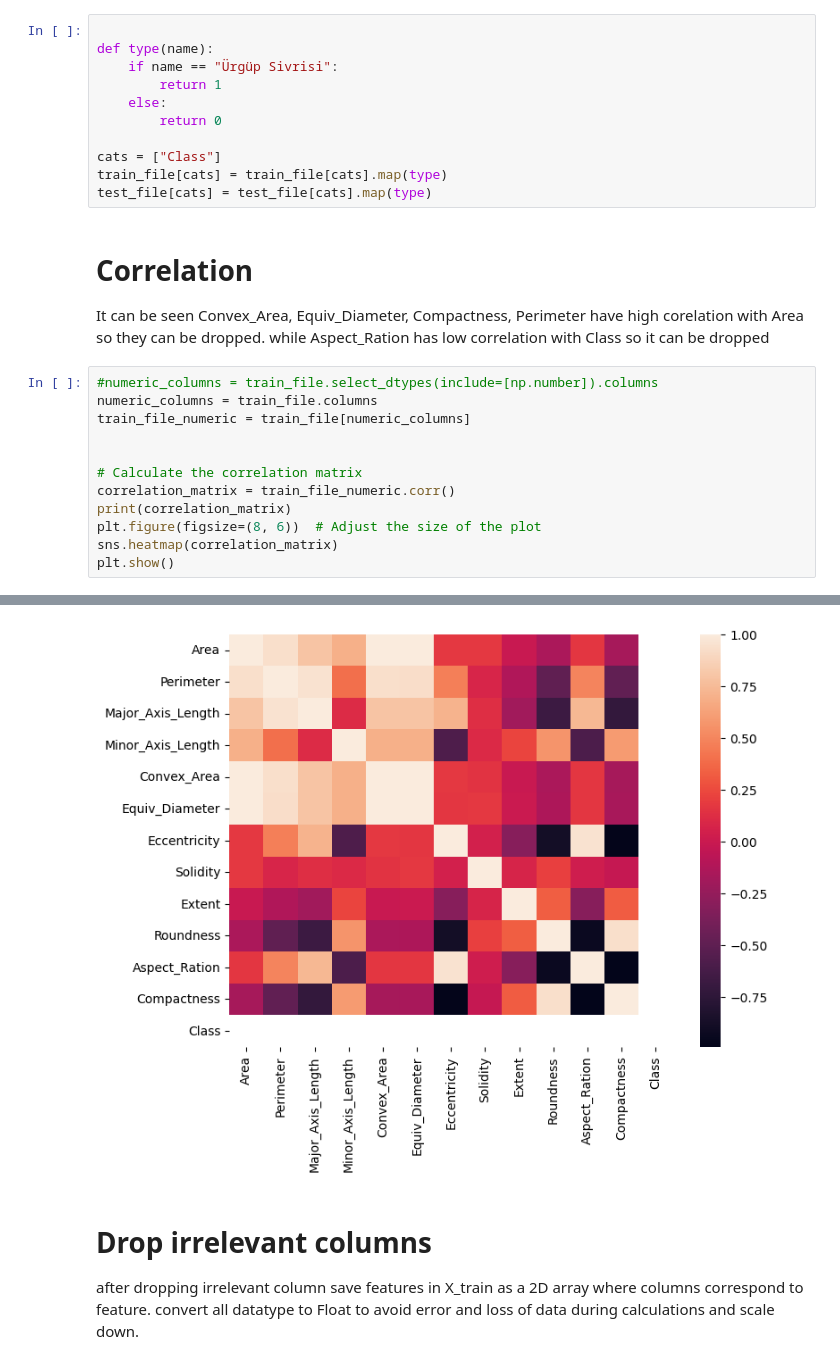
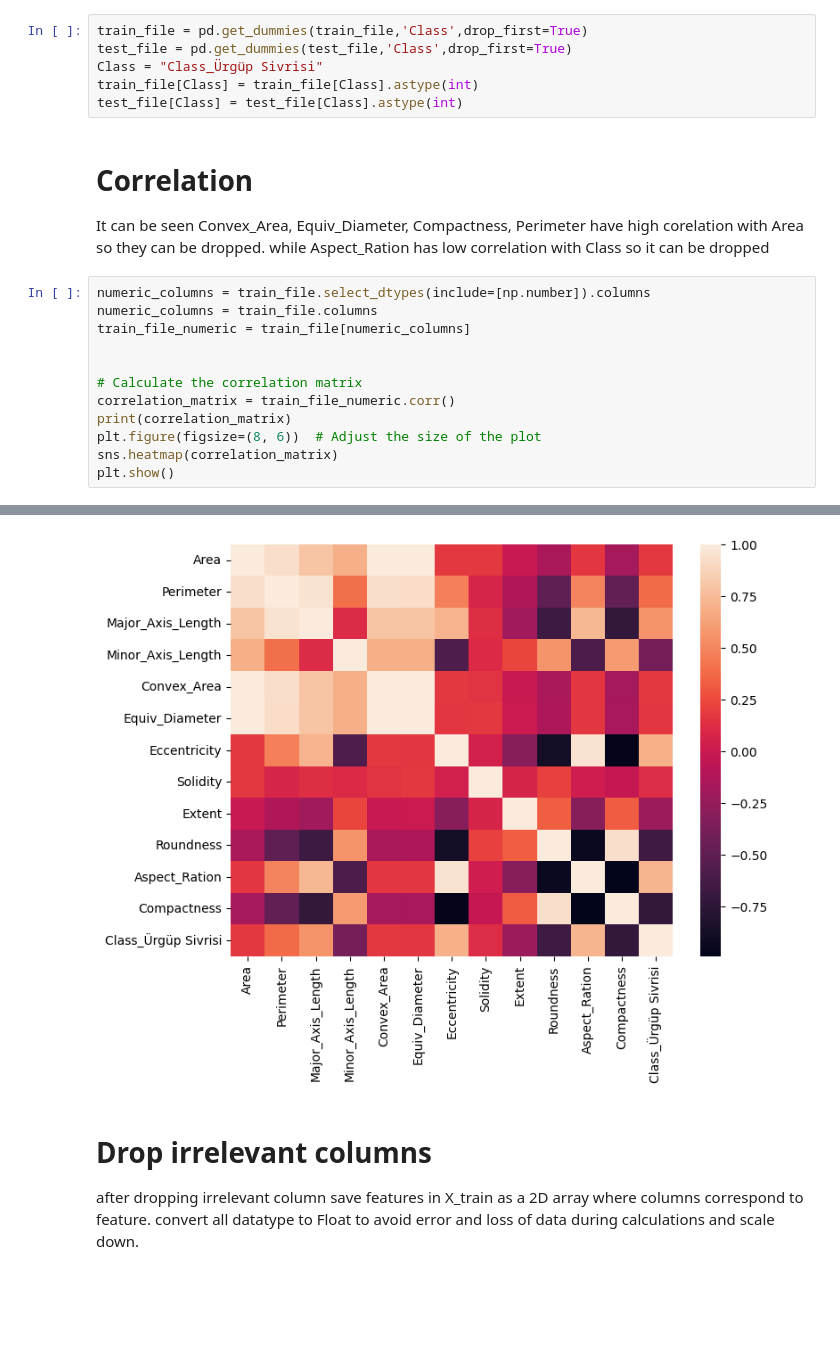
Before and after one commit to MANAS-AI-Taskphase-24-25/Chirag-Rao-KV, a Jupyter notebook: Task 2.1/Logistic_regression/Logistic_regression.ipynb, the cells around one changed output, grey strips where cells are left out. Cells and saved outputs as stored; diff of their text form; blank space fills up the shorter version.

```diff
--- a/Task 2.1/Logistic_regression/Logistic_regression.ipynb
+++ b/Task 2.1/Logistic_regression/Logistic_regression.ipynb
@@ -23,22 +24,17 @@ test_file = test_file.drop(columns=["Unnamed: 0"], errors="ignore")
 # Categorize
 As there are two types of pumpkin categorise them into two types one represented by 1 and other 0.
 # %%
-
-def type(name):
-    if name == "Ürgüp Sivrisi":
-        return 1
-    else:
-        return 0
-
-cats = ["Class"]
-train_file[cats] = train_file[cats].map(type)
-test_file[cats] = test_file[cats].map(type)
+train_file = pd.get_dummies(train_file,'Class',drop_first=True)
+test_file = pd.get_dummies(test_file,'Class',drop_first=True)
+Class = "Class_Ürgüp Sivrisi"
+train_file[Class] = train_file[Class].astype(int)
+test_file[Class] = test_file[Class].astype(int)
 # %% [markdown]
 # Correlation
 It can be seen Convex_Area, Equiv_Diameter, Compactness, Perimeter have high corelation with Area so they can be dropped.
 while Aspect_Ration has low correlation with Class so it can be dropped
 # %%
-#numeric_columns = train_file.select_dtypes(include=[np.number]).columns
+numeric_columns = train_file.select_dtypes(include=[np.number]).columns
 numeric_columns = train_file.columns
 train_file_numeric = train_file[numeric_columns]
 
@@ -70,4 +66,4 @@ Class                   NaN        NaN            NaN          NaN    NaN
-[figure, old version]
+[figure, new version]
 # %% [markdown]
 # Drop irrelevant columns
 after dropping irrelevant column save features in X_train as a 2D array where columns correspond to feature.
```
Also changed, not shown: parts of 9 cells of this notebook.
